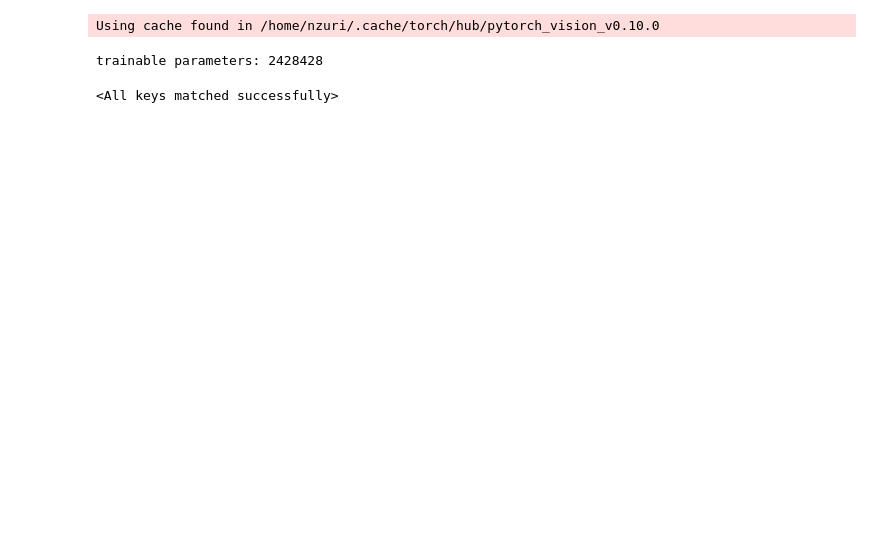
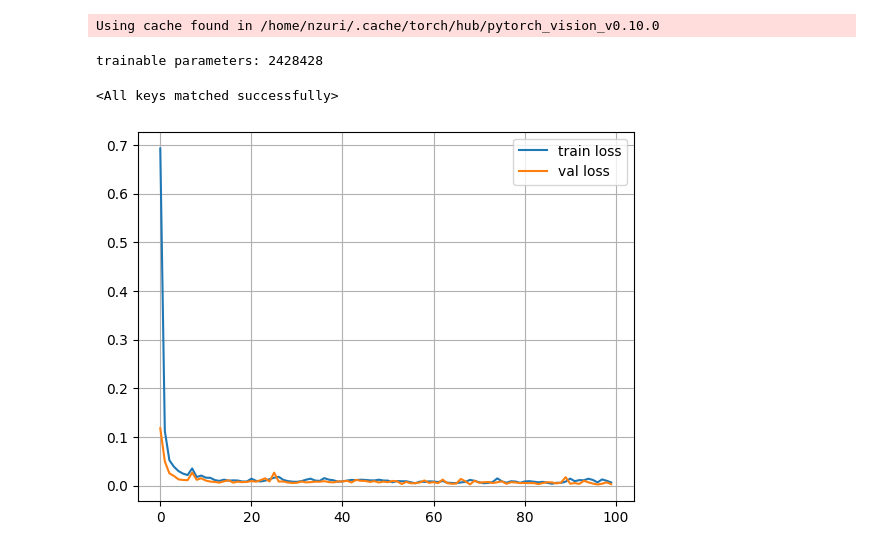
Before and after one commit to DaverSVK/HNS_Znacky_Zadanie1, a Jupyter notebook: notebooks/train.ipynb, the cells around one changed output. Cells and saved outputs as stored; diff of their text form; code cells hidden in the pictures; blank space fills up the shorter version.

```diff
--- a/notebooks/train.ipynb
+++ b/notebooks/train.ipynb
@@ -149,5 +157,13 @@ for epoch in progress_bar:
 # %%
 torch.save(model.state_dict(), f"{models_path}/v1.pt")
+# %%
+plt.plot(H['train_loss'], label = "train loss")
+plt.plot(H['val_loss'], label = "val loss")
+plt.legend()
+plt.grid()
+plt.show()
+# %% [output]
+[figure, added]
 # %%
 def predict_all(loader, transform=lambda x: x):
     predictions = list()
```
Also changed, not shown: parts of 5 cells of this notebook, 3 other files.
